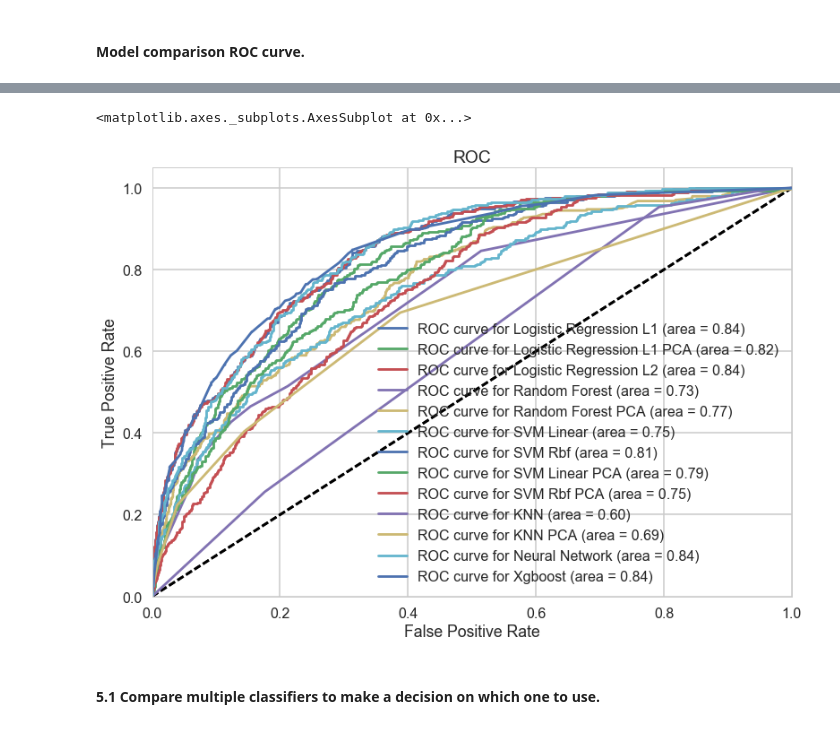
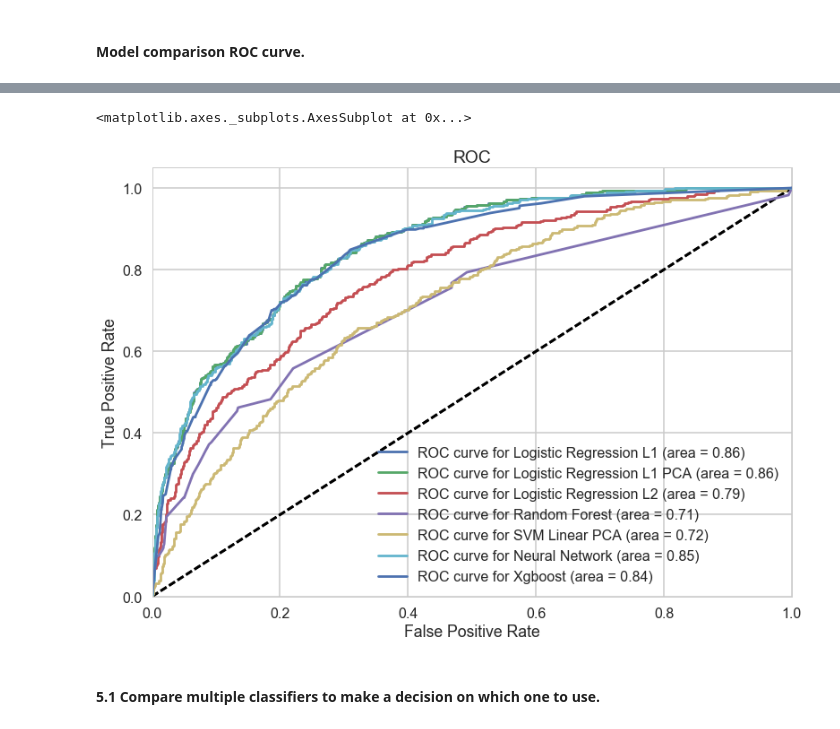
Before and after one commit to DataScienceMp109/Knowledge_Apply, a Jupyter notebook: Direct_Marketing.ipynb, the cells around one changed output, grey strips where cells are left out. Drawn from its saved outputs; the diff is of its cells as text; code cells hidden in the pictures.

```diff
--- a/Direct_Marketing.ipynb
+++ b/Direct_Marketing.ipynb
@@ -231,7 +301,7 @@ len(catigorical_variable_list)
 # %% [markdown]
 #### Train Test Split
 # %%
-X=df[catigorical_variable_list+numerical_variable_list].values
+X=df[catigorical_variable_list+numerical_variable_list]
 y=df['RESP']
 X_train, X_test, y_train, y_test = train_test_split(X, y, test_size=0.3, random_state=0)
 # %%
@@ -240,0 +313,6 @@ X_train.shape,y_train.shape
+# %%
+from sklearn.preprocessing import StandardScaler
+
+scaler = StandardScaler()
+X_train[numerical_variable_list] = scaler.fit_transform(X_train[numerical_variable_list])
+X_test[numerical_variable_list]= scaler.fit_transform(X_test[numerical_variable_list])
@@ -240,0 +333,3 @@ X_train.shape,y_train.shape
+# %%
+X_train=X_train.values
+X_test=X_test.values
@@ -703,5 +755,5 @@ plt.colorbar()
 # %%
 clf_mlp = MLPClassifier(random_state=0)
 c_grid={'hidden_layer_sizes':[2,3,4,5,6],'activation': ['logistic', 'tanh','relu']}
-clf_mlp=cv_optimize(clf_mlp,c_grid,X_train_scaled_nn,y_train,X_test_scaled_nn,y_test,score_func='f1')
+clf_mlp=cv_optimize(clf_mlp,c_grid,X_train,y_train,X_test,y_test,score_func='f1')
 # %% [output]
@@ -993,20 +1050,20 @@ def make_roc(name, clf, y_test, X_test, ax=None, labe=5, proba=True):
 # %%
 ax=make_roc('Logistic Regression L1',clf_l1,y_test, X_test)
 make_roc('Logistic Regression L1 PCA',clf_l1_pca,y_test, X_test_scaled_pca)
 make_roc('Logistic Regression L2',clf_l2,y_test, X_test,ax)
 make_roc('Random Forest',clf_rf,y_test, X_test,ax)
-make_roc('Random Forest PCA',clf_rf_pca,y_test, X_test_scaled_pca,ax)
-make_roc('SVM Linear',clf_svc,y_test, X_test_scaled,ax,proba=False)
-make_roc('SVM Rbf',clf_svm_Rbf,y_test, X_test_scaled,ax,proba=False)
+# make_roc('Random Forest PCA',clf_rf_pca,y_test, X_test_scaled_pca,ax)
+# make_roc('SVM Linear',clf_svc,y_test, X_test_scaled,ax,proba=False)
+# make_roc('SVM Rbf',clf_svm_Rbf,y_test, X_test_scaled,ax,proba=False)
 make_roc('SVM Linear PCA',clf_svc_pca,y_test, X_test_scaled_pca,ax,proba=False)
-make_roc('SVM Rbf PCA',clf_svm_Rbf_pca,y_test, X_test_scaled_pca,ax,proba=False)
-make_roc('KNN',clf_knn,y_test, X_test,ax)
-make_roc('KNN PCA',clf_knn_pca,y_test, X_test_scaled_pca,ax)
-make_roc('Neural Network',clf_mlp,y_test, X_test_scaled_nn,ax)
+# make_roc('SVM Rbf PCA',clf_svm_Rbf_pca,y_test, X_test_scaled_pca,ax,proba=False)
+# make_roc('KNN',clf_knn,y_test, X_test,ax)
+# make_roc('KNN PCA',clf_knn_pca,y_test, X_test_scaled_pca,ax)
+make_roc('Neural Network',clf_mlp,y_test, X_test,ax)
 make_roc('Xgboost',clf_Xgb,y_test, X_test,ax)
 # %% [output]
 <matplotlib.axes._subplots.AxesSubplot at 0x...>
-[figure, old version]
+[figure, new version]
 # %% [markdown]
 #### 5.1 Compare multiple classifiers to make a decision on which one to use.
 # %% [markdown]
```
Also changed, not shown: parts of 83 cells of this notebook.
